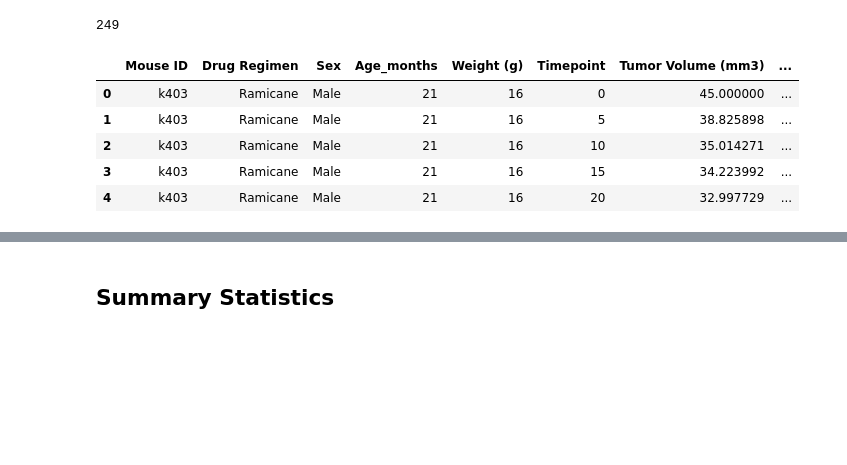
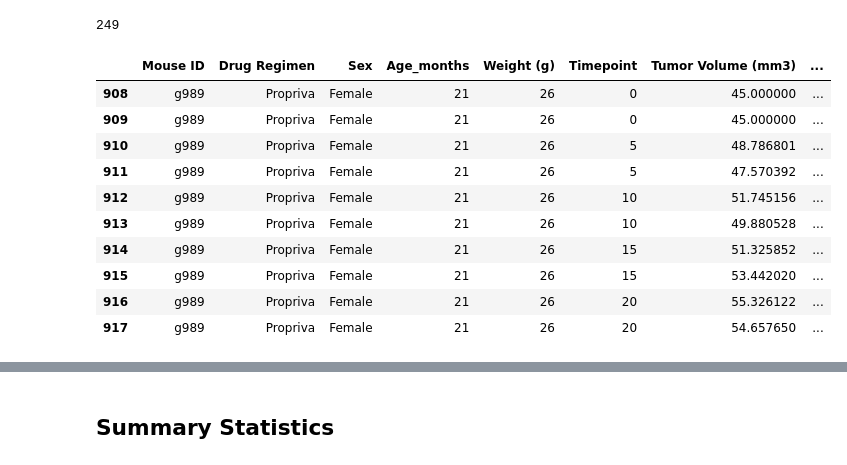
Before and after one commit to kellrow80/matplotlib---challenge, a Jupyter notebook: Instructions/Pymaceuticals/pymaceuticals_starter.ipynb, the cells around one changed output, grey strips where cells are left out. Saved outputs shown, nothing was run; the diff lists cells and outputs as text; code cells hidden in the pictures; blank space fills up the shorter version.

Commit message:
Updated all code with duplicated mouse IDs removed

```diff
--- a/Instructions/Pymaceuticals/pymaceuticals_starter.ipynb
+++ b/Instructions/Pymaceuticals/pymaceuticals_starter.ipynb
@@ -63,13 +63,18 @@ num_mice
 # %% [output]
 249
 # %%
-# Remove duplicate mouse IDs
-mouse_data_combined_cleaned = mouse_data_combined_df.drop_duplicates(subset=["Mouse ID", "Timepoint"], keep=False)
-mouse_data_combined_cleaned.head()
+#Find the mouse IDs with duplicated timepoints
+find_duplicates = mouse_data_combined_df.loc[mouse_data_combined_df.duplicated(subset=["Mouse ID", "Timepoint"], keep=False)]
+find_duplicates
 # %% [output]
 |  | Mouse ID | Drug Regimen | Sex | Age_months | Weight (g) | Timepoint | Tumor Volume (mm3) | ... |
-| 0 | k403 | Ramicane | Male | 21 | 16 | 0 | 45.000000 | ... |
-| 1 | k403 | Ramicane | Male | 21 | 16 | 5 | 38.825898 | ... |
-| 2 | k403 | Ramicane | Male | 21 | 16 | 10 | 35.014271 | ... |
-| 3 | k403 | Ramicane | Male | 21 | 16 | 15 | 34.223992 | ... |
-| 4 | k403 | Ramicane | Male | 21 | 16 | 20 | 32.997729 | ... |
+| 908 | g989 | Propriva | Female | 21 | 26 | 0 | 45.000000 | ... |
+| 909 | g989 | Propriva | Female | 21 | 26 | 0 | 45.000000 | ... |
+| 910 | g989 | Propriva | Female | 21 | 26 | 5 | 48.786801 | ... |
+| 911 | g989 | Propriva | Female | 21 | 26 | 5 | 47.570392 | ... |
+| 912 | g989 | Propriva | Female | 21 | 26 | 10 | 51.745156 | ... |
+| 913 | g989 | Propriva | Female | 21 | 26 | 10 | 49.880528 | ... |
+| 914 | g989 | Propriva | Female | 21 | 26 | 15 | 51.325852 | ... |
+| 915 | g989 | Propriva | Female | 21 | 26 | 15 | 53.442020 | ... |
+| 916 | g989 | Propriva | Female | 21 | 26 | 20 | 55.326122 | ... |
+| 917 | g989 | Propriva | Female | 21 | 26 | 20 | 54.657650 | ... |
```
Also changed, not shown: parts of 17 cells of this notebook.
